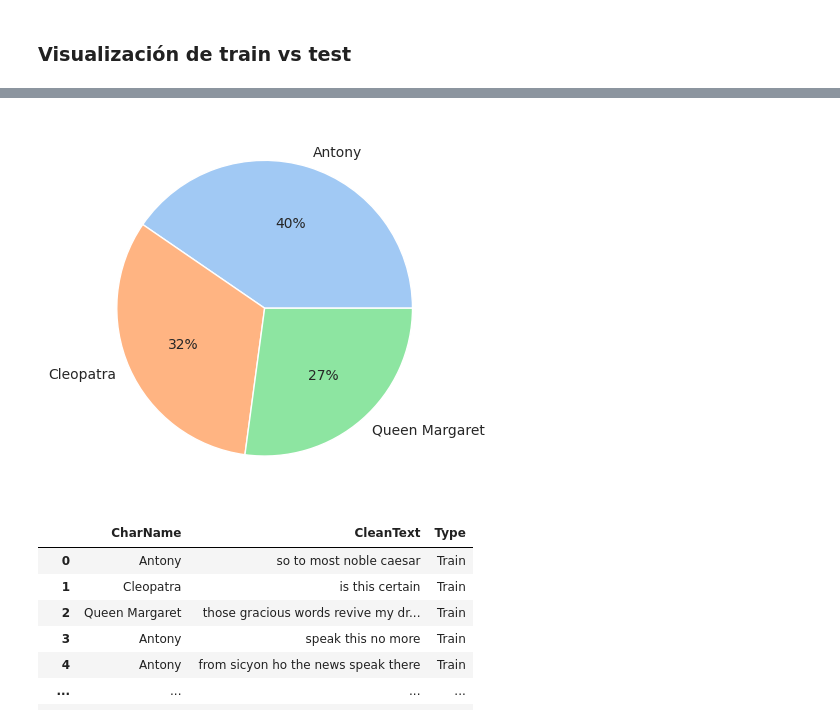
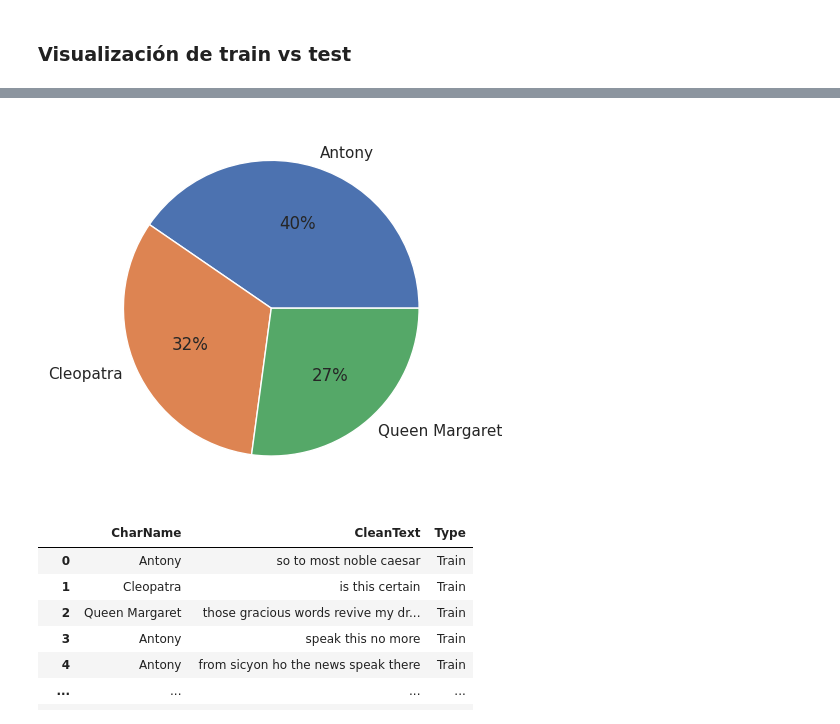
Before and after one commit to luchymd89/introcd, a Jupyter notebook: Tarea_2/shakespeare_tarea_2.ipynb, the cells around one changed output, grey strips where cells are left out. Saved outputs shown, nothing was run; the diff lists cells and outputs as text; code cells hidden in the pictures.

```diff
--- a/Tarea_2/shakespeare_tarea_2.ipynb
+++ b/Tarea_2/shakespeare_tarea_2.ipynb
@@ -31,6 +31,8 @@ from sklearn.neighbors import NeighborhoodComponentsAnalysis, KNeighborsClassifi
 from sklearn.preprocessing import StandardScaler
 from sklearn.pipeline import Pipeline
 from sklearn.linear_model import SGDClassifier
+
+sns.set_theme(style="whitegrid")
 # %% [markdown]
 ## Conexión a la Base y Lectura de Datos
 # %%
@@ -246,8 +248,8 @@ Porcentaje en test Character Queen Margaret:  27.13 %
 ### Visualización de train vs test
 # %%
 # Visualize the Data
-sns.set_style('darkgrid')
-sns.set_palette('pastel')
+#sns.set_style('darkgrid')
+#sns.set_palette('pastel')
 df_train = df_train.sort_values('CharName', ascending=True)
 #sns.catplot(data=final_df, x='CharName', y='Percent', hue='Type')
 plt.pie(df_train['Percent'], labels=df_train['CharName'], autopct = '%0.0f%%')
@@ -257,13 +259,13 @@ plt.show()
 # %%
 df_test = df_test.sort_values('CharName', ascending=True)
 # Visualize the Data
-sns.set_style('darkgrid')
-sns.set_palette('pastel')
+#sns.set_style('darkgrid')
+#sns.set_palette('pastel')
 #sns.catplot(data=final_df, x='CharName', y='Percent', hue='Type')
 plt.pie(df_test['Percent'], labels=df_test['CharName'], autopct = '%0.0f%%')
 plt.show()
 # %% [output]
-[figure, old version]
+[figure, new version]
 # %%
 # Combine the Data
 
```
Also changed, not shown: parts of 15 cells of this notebook.
